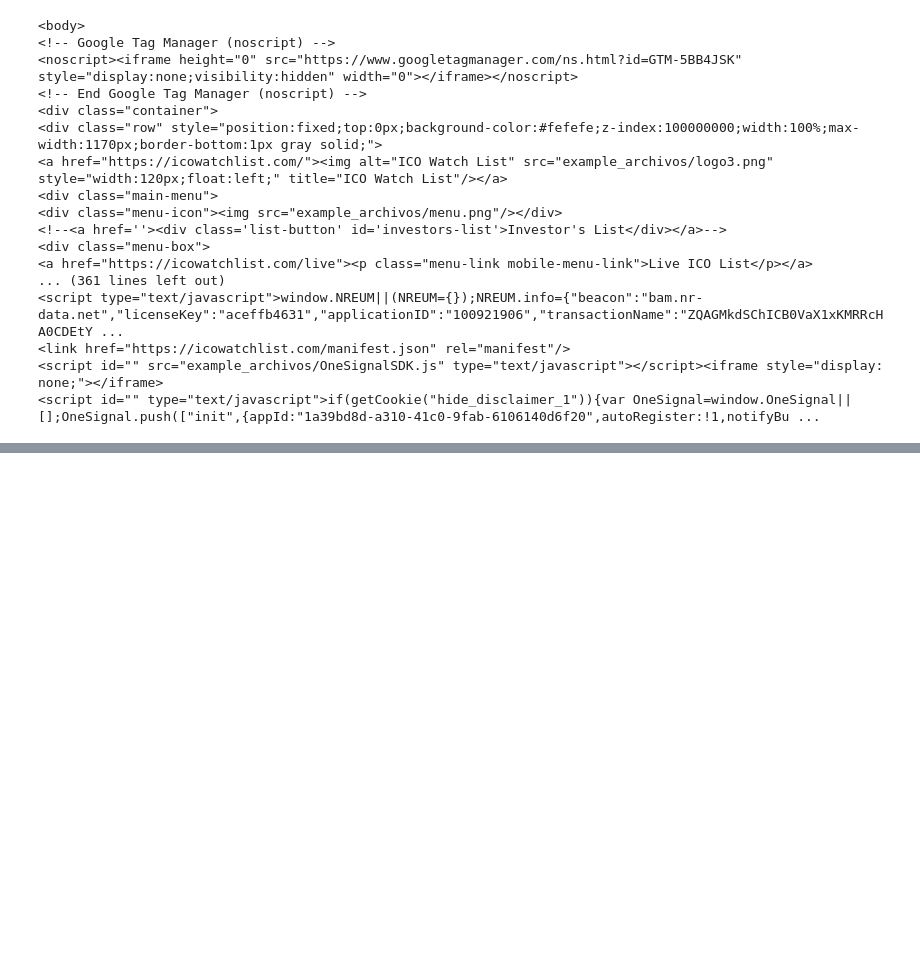
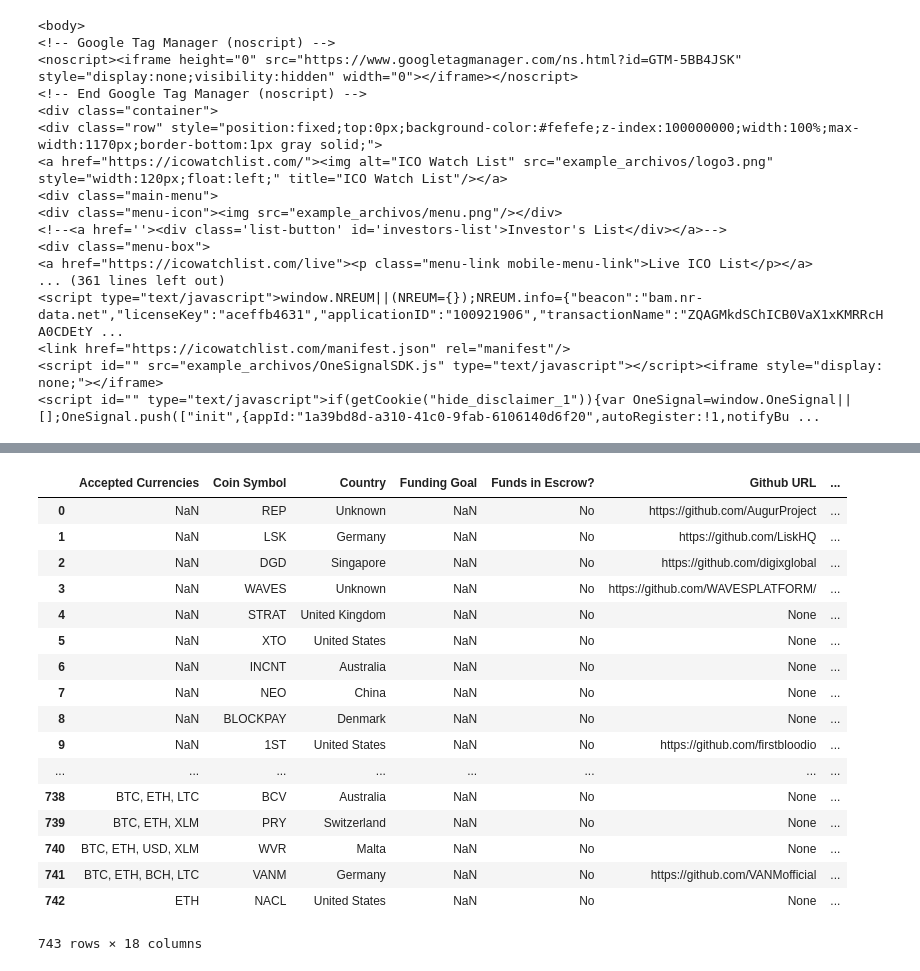
Before and after one commit to cxlexer/Test-ICO, a Jupyter notebook: icolink.ipynb, the cells around one changed output, grey strips where cells are left out. Saved outputs shown, nothing was run; the diff lists cells and outputs as text; code cells hidden in the pictures; blank space fills up the shorter version.

Commit message:
Indexed and restructured test for github account extraction

```diff
--- a/icolink.ipynb
+++ b/icolink.ipynb
@@ -164,9 +172,7 @@ def get_github_link(html):
 def get_webpage_link(html):
     html1 = bs(html, 'html.parser')
     html_body = html1.body
-    html2 = html_body.find_all("div", class_="col-xs-6 col-md-6")[1].contents
-    website=[ii for ii in web if not ii == '\n']
-    websitelink = []
-    for tag in website:
-        tagg = tag.get('href')
-    websitelink.append(tagg)
+    html2 = html_body.find_all(
+        "div", class_="col-xs-6 col-md-6")[1].contents
+    website = [ii for ii in  if not ii == '\n'][0]
+    return website.get('href')
@@ -196,0 +301,50 @@ IndexError: list index out of range
+# %%
+final_results = []
+for result in results:
+    dict_result = {key: value for (key, value) in result}
+    final_results.append(dict_result)
+
+for idx, url in enumerate(urls):
+    name = url.split('/')[-1]
+    final_results[idx]['name'] = name
+    final_results[idx]['url'] = url
+
+df = pd.DataFrame(final_results)
+# df.to_csv('token.csv', index=False)
+#df.to_csv('token_new.csv', index=False)
+#df.to_csv(TOKEN_FILE, index=False)
+
+# scraped_data = pd.read_csv(TOKEN_FILE)
+# with open(RAW_DATA_FILEPATH, 'r') as f:
+#     api_data = json.load(f)
+# api_data = api_data['ico']['finished']
+# api_df = pd.DataFrame(api_data)
+#
+# api_df.rename(columns={'all_time_roi': 'ROI', 'coin_symbol': 'Coin Symbol', 'icowatchlist_url': 'url'},
+#               inplace=True)
+# cols_to_use = api_df.columns.difference(scraped_data.columns)
+#
+# fulldata = pd.merge(scraped_data, api_df[cols_to_use], left_index=True, right_index=True, how='outer')
+# fulldata.to_csv(FULLDATA_FILE)
+#
+# %%
+df
+# %% [output]
+|  | Accepted Currencies | Coin Symbol | Country | Funding Goal | Funds in Escrow? | Github URL | ... |
+| 0 | NaN | REP | Unknown | NaN | No | https://github.com/AugurProject | ... |
+| 1 | NaN | LSK | Germany | NaN | No | https://github.com/LiskHQ | ... |
+| 2 | NaN | DGD | Singapore | NaN | No | https://github.com/digixglobal | ... |
+| 3 | NaN | WAVES | Unknown | NaN | No | https://github.com/WAVESPLATFORM/ | ... |
+| 4 | NaN | STRAT | United Kingdom | NaN | No | None | ... |
+| 5 | NaN | XTO | United States | NaN | No | None | ... |
+| 6 | NaN | INCNT | Australia | NaN | No | None | ... |
+| 7 | NaN | NEO | China | NaN | No | None | ... |
+| 8 | NaN | BLOCKPAY | Denmark | NaN | No | None | ... |
+| 9 | NaN | 1ST | United States | NaN | No | https://github.com/firstbloodio | ... |
+| ... | ... | ... | ... | ... | ... | ... | ... |
+| 738 | BTC, ETH, LTC | BCV | Australia | NaN | No | None | ... |
+| 739 | BTC, ETH, XLM | PRY | Switzerland | NaN | No | None | ... |
+| 740 | BTC, ETH, USD, XLM | WVR | Malta | NaN | No | None | ... |
+| 741 | BTC, ETH, BCH, LTC | VANM | Germany | NaN | No | https://github.com/VANMofficial | ... |
+| 742 | ETH | NACL | United States | NaN | No | None | ... |
+743 rows × 18 columns
```
Also changed, not shown: parts of 8 cells of this notebook, 1 other file.
